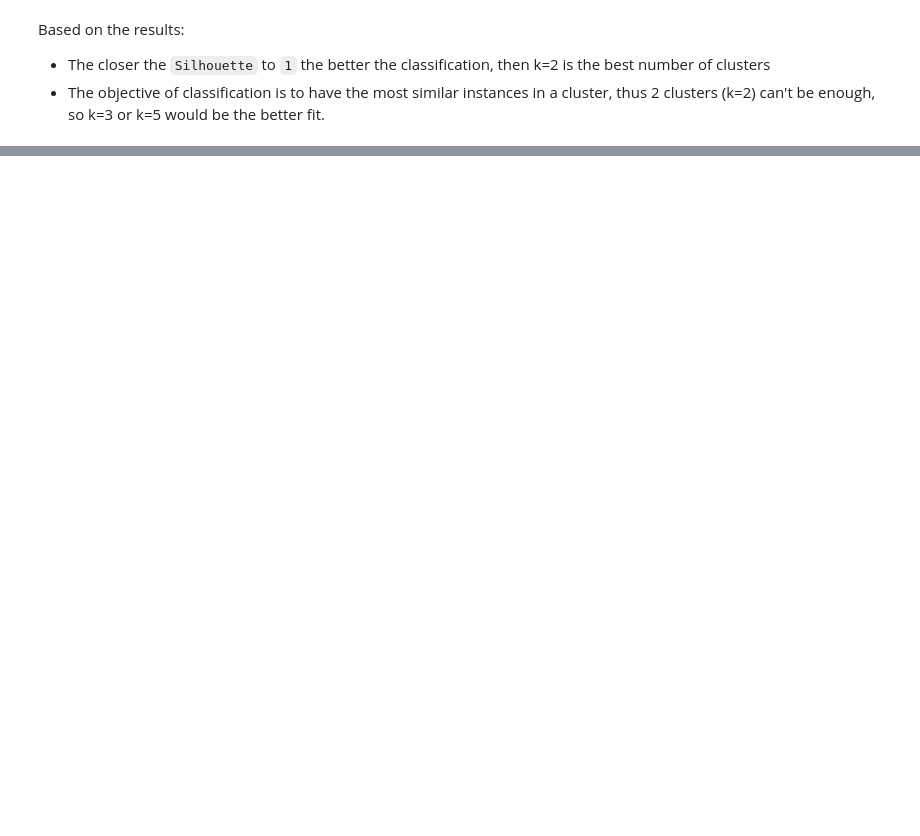
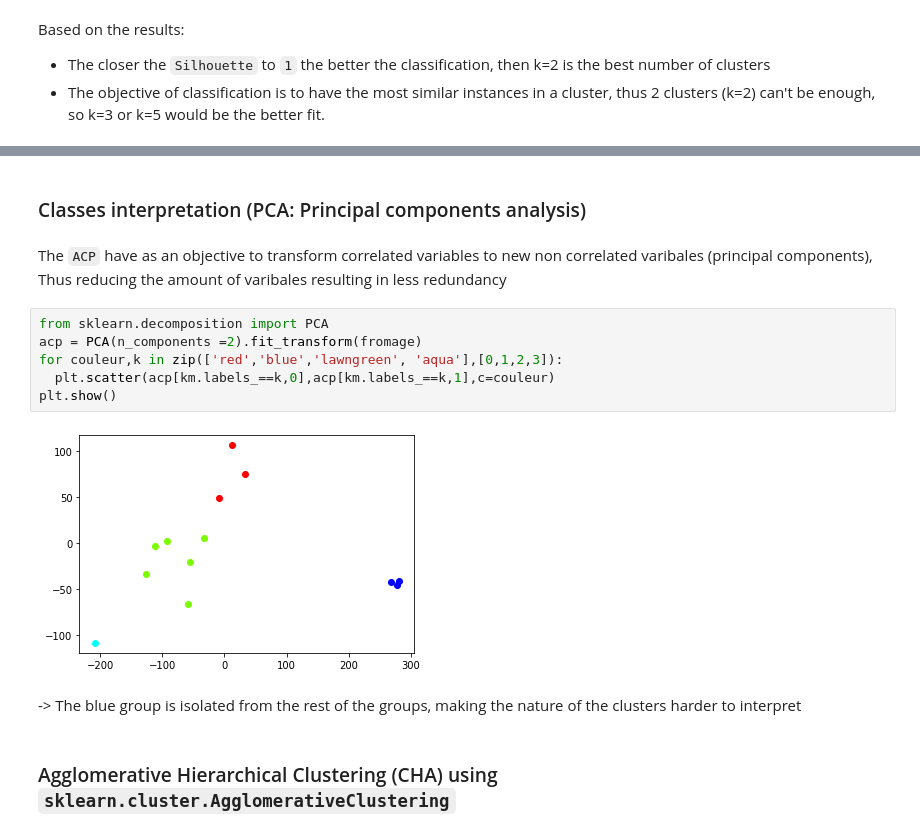
Before and after one commit to AyariAhmed/Data-mining-labs, a Jupyter notebook: TP4-data-mining.ipynb, the cells around one changed output, grey strips where cells are left out. Saved outputs shown, nothing was run; the diff lists cells and outputs as text; blank space fills up the shorter version.

```diff
--- a/TP4-data-mining.ipynb
+++ b/TP4-data-mining.ipynb
@@ -104,0 +153,16 @@ Based on the results:
+# %% [markdown]
+### Classes interpretation (PCA: Principal components analysis)
+# %% [markdown]
+The `ACP` have as an objective to transform correlated variables to new non correlated varibales (principal components), Thus reducing the amount of varibales resulting in less redundancy
+# %%
+from sklearn.decomposition import PCA
+acp = PCA(n_components =2).fit_transform(fromage)
+for couleur,k in zip(['red','blue','lawngreen', 'aqua'],[0,1,2,3]):
+  plt.scatter(acp[km.labels_==k,0],acp[km.labels_==k,1],c=couleur)
+plt.show()
+# %% [output]
+[figure, added]
+# %% [markdown]
+-> The blue group is isolated from the rest of the groups, making the nature of the clusters harder to interpret
+# %% [markdown]
+### Agglomerative Hierarchical Clustering (CHA) using `sklearn.cluster.AgglomerativeClustering`
```
Also changed, not shown: parts of 13 cells of this notebook, 1 other file.
